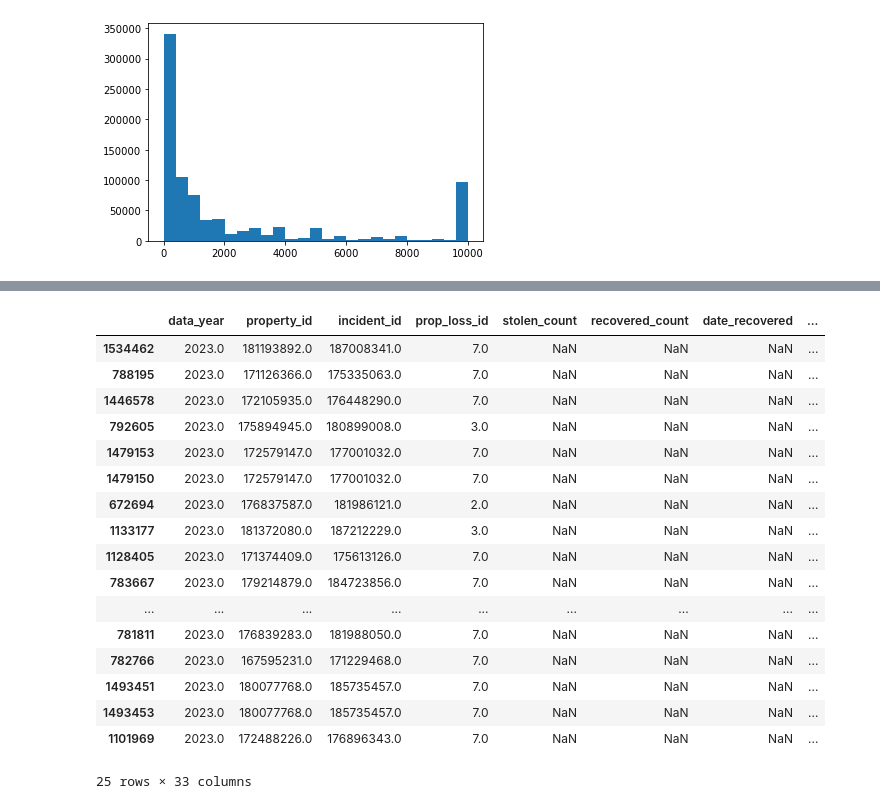
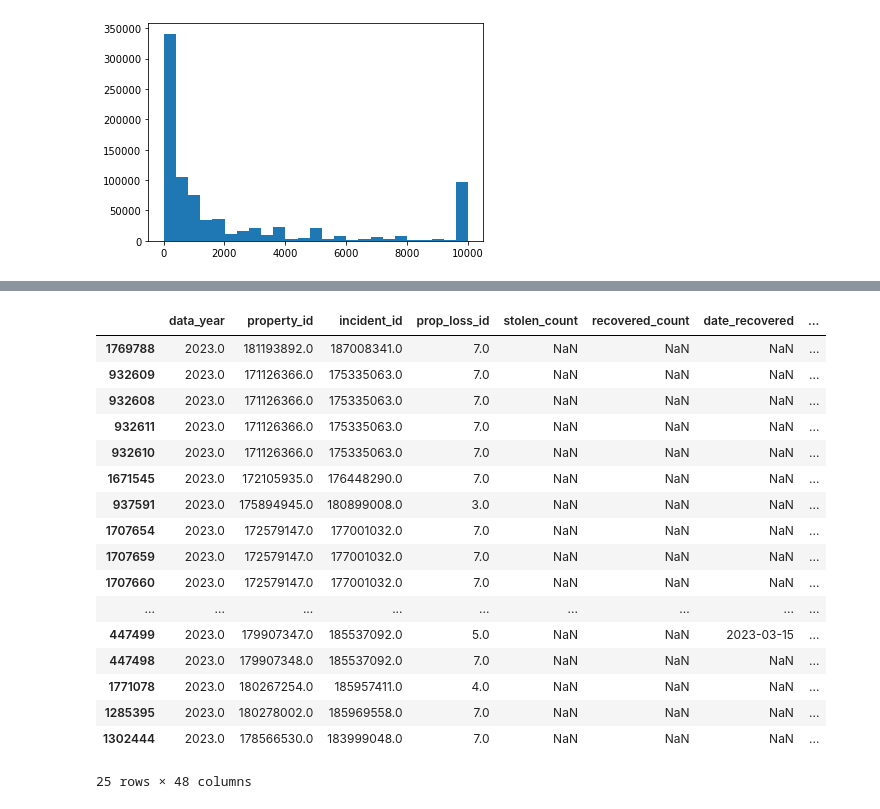
Before and after one commit to JLeevi/crimes, a Jupyter notebook: main.ipynb, the cells around one changed output, grey strips where cells are left out. Cells and saved outputs as stored; diff of their text form; code cells hidden in the pictures.

Commit message:
add offender information

```diff
--- a/main.ipynb
+++ b/main.ipynb
@@ -4,6 +4,7 @@ import matplotlib.pyplot as plt
 
 from file_readers.CriminalActFileReader import CriminalActFileReader
 from file_readers.LocationFileReader import LocationFileReader
+from file_readers.OffenderFileReader import OffenderFileReader
 from file_readers.PropertyFileReader import PropertyFileReader
 from file_readers.OffenseFileReader import OffenseFileReader
 from file_readers.IncidentFileReader import IncidentFileReader
@@ -13,6 +14,7 @@ offense_file_reader = OffenseFileReader()
 incident_file_reader = IncidentFileReader()
 location_file_reader = LocationFileReader()
 criminal_act_file_reader = CriminalActFileReader()
+offender_file_reader = OffenderFileReader()
 # %%
 incident = incident_file_reader.get_incident_df()
 incident.head()
@@ -69,27 +71,28 @@ Drug Equipment 143
 # %%
 # 25 MOST COSTLY INCIDENTS
 dataframe = property_file_reader.get_property_df()
 dataframe = offense_file_reader.merge_offense_to_df(dataframe)
 dataframe = location_file_reader.merge_location_to_df(dataframe)
 dataframe = criminal_act_file_reader.merge_criminal_act_to_df(dataframe)
+dataframe = offender_file_reader.merge_offender_to_df(dataframe)
 dataframe = dataframe.sort_values(by="property_value", ascending=False)
 dataframe.head(n=25)
 # %% [output]
 |  | data_year | property_id | incident_id | prop_loss_id | stolen_count | recovered_count | date_recovered | ... |
-| 1534462 | 2023.0 | 181193892.0 | 187008341.0 | 7.0 | NaN | NaN | NaN | ... |
-| 788195 | 2023.0 | 171126366.0 | 175335063.0 | 7.0 | NaN | NaN | NaN | ... |
-| 1446578 | 2023.0 | 172105935.0 | 176448290.0 | 7.0 | NaN | NaN | NaN | ... |
-| 792605 | 2023.0 | 175894945.0 | 180899008.0 | 3.0 | NaN | NaN | NaN | ... |
-| 1479153 | 2023.0 | 172579147.0 | 177001032.0 | 7.0 | NaN | NaN | NaN | ... |
-| 1479150 | 2023.0 | 172579147.0 | 177001032.0 | 7.0 | NaN | NaN | NaN | ... |
-| 672694 | 2023.0 | 176837587.0 | 181986121.0 | 2.0 | NaN | NaN | NaN | ... |
-| 1133177 | 2023.0 | 181372080.0 | 187212229.0 | 3.0 | NaN | NaN | NaN | ... |
-| 1128405 | 2023.0 | 171374409.0 | 175613126.0 | 7.0 | NaN | NaN | NaN | ... |
-| 783667 | 2023.0 | 179214879.0 | 184723856.0 | 7.0 | NaN | NaN | NaN | ... |
+| 1769788 | 2023.0 | 181193892.0 | 187008341.0 | 7.0 | NaN | NaN | NaN | ... |
+| 932609 | 2023.0 | 171126366.0 | 175335063.0 | 7.0 | NaN | NaN | NaN | ... |
+| 932608 | 2023.0 | 171126366.0 | 175335063.0 | 7.0 | NaN | NaN | NaN | ... |
+| 932611 | 2023.0 | 171126366.0 | 175335063.0 | 7.0 | NaN | NaN | NaN | ... |
+| 932610 | 2023.0 | 171126366.0 | 175335063.0 | 7.0 | NaN | NaN | NaN | ... |
+| 1671545 | 2023.0 | 172105935.0 | 176448290.0 | 7.0 | NaN | NaN | NaN | ... |
+| 937591 | 2023.0 | 175894945.0 | 180899008.0 | 3.0 | NaN | NaN | NaN | ... |
+| 1707654 | 2023.0 | 172579147.0 | 177001032.0 | 7.0 | NaN | NaN | NaN | ... |
+| 1707659 | 2023.0 | 172579147.0 | 177001032.0 | 7.0 | NaN | NaN | NaN | ... |
+| 1707660 | 2023.0 | 172579147.0 | 177001032.0 | 7.0 | NaN | NaN | NaN | ... |
 | ... | ... | ... | ... | ... | ... | ... | ... | ... |
-| 781811 | 2023.0 | 176839283.0 | 181988050.0 | 7.0 | NaN | NaN | NaN | ... |
-| 782766 | 2023.0 | 167595231.0 | 171229468.0 | 7.0 | NaN | NaN | NaN | ... |
-| 1493451 | 2023.0 | 180077768.0 | 185735457.0 | 7.0 | NaN | NaN | NaN | ... |
-| 1493453 | 2023.0 | 180077768.0 | 185735457.0 | 7.0 | NaN | NaN | NaN | ... |
-| 1101969 | 2023.0 | 172488226.0 | 176896343.0 | 7.0 | NaN | NaN | NaN | ... |
+| 447499 | 2023.0 | 179907347.0 | 185537092.0 | 5.0 | NaN | NaN | 2023-03-15 | ... |
+| 447498 | 2023.0 | 179907348.0 | 185537092.0 | 7.0 | NaN | NaN | NaN | ... |
+| 1771078 | 2023.0 | 180267254.0 | 185957411.0 | 4.0 | NaN | NaN | NaN | ... |
+| 1285395 | 2023.0 | 180278002.0 | 185969558.0 | 7.0 | NaN | NaN | NaN | ... |
+| 1302444 | 2023.0 | 178566530.0 | 183999048.0 | 7.0 | NaN | NaN | NaN | ... |
-25 rows × 33 columns
+25 rows × 48 columns
```
Also changed, not shown: parts of 1 cell of this notebook, 1 other file.
